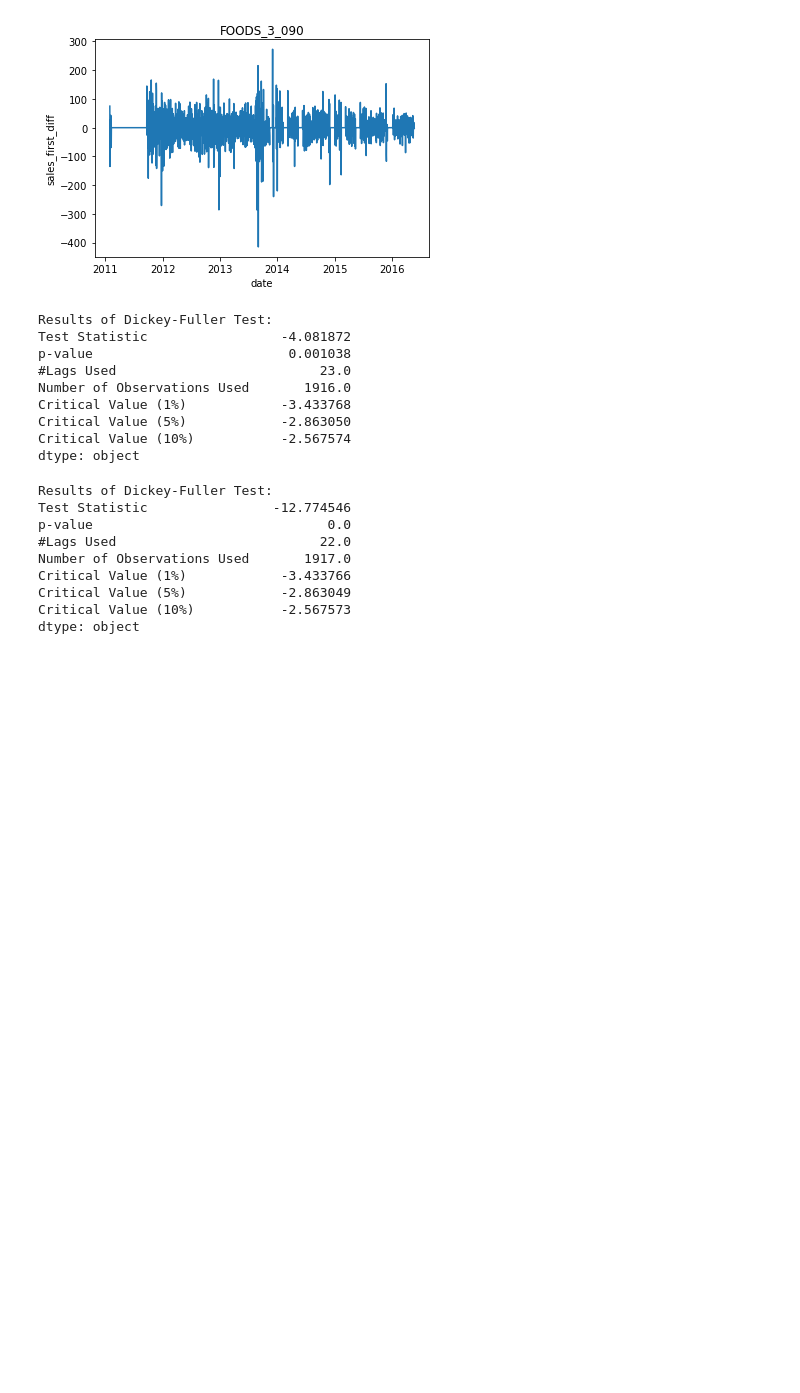
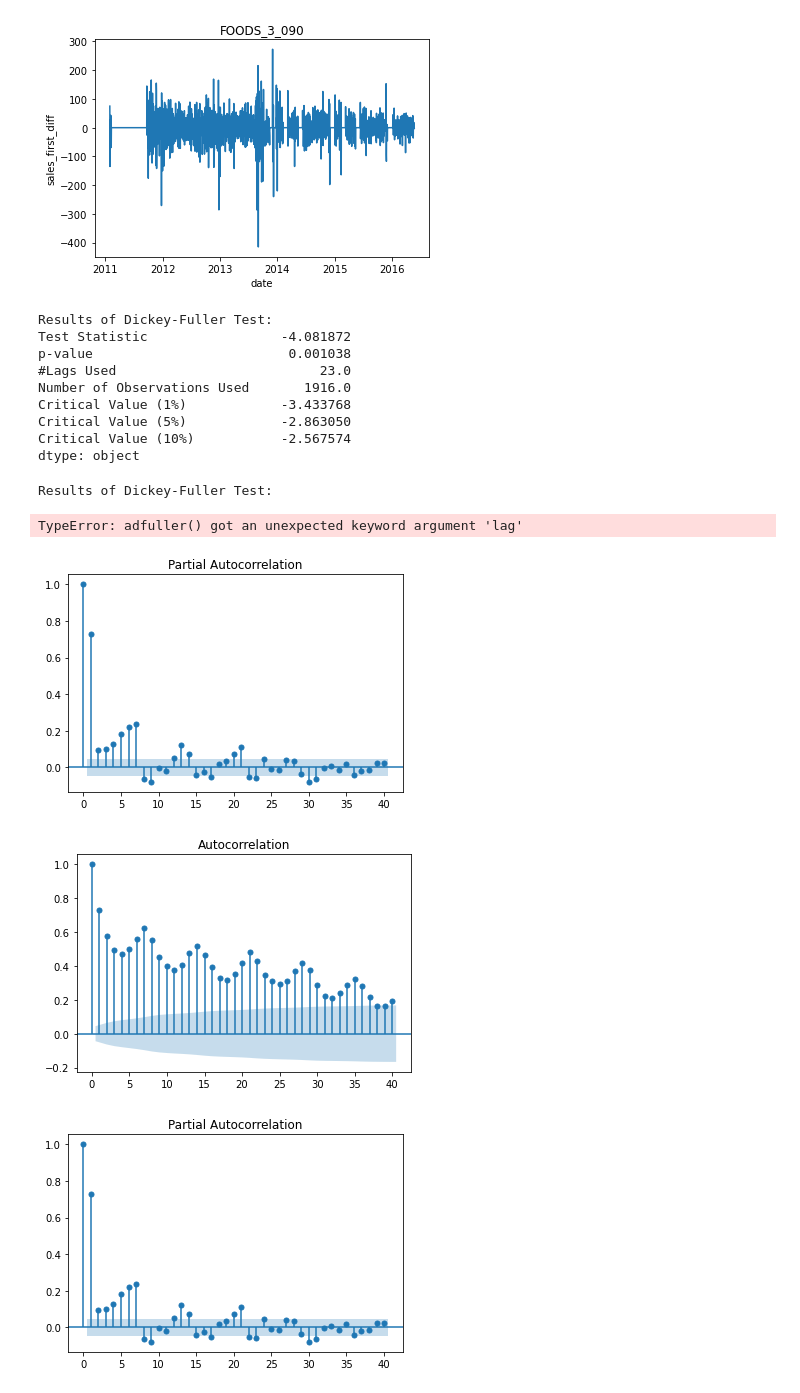
Before and after one commit to NatYhee/m5-forecasting-accuracy, a Jupyter notebook: src/experiment_notebook.ipynb, the cells around one changed output. Drawn from its saved outputs; the diff is of its cells as text; code cells hidden in the pictures; blank space fills up the shorter version.

```diff
--- a/src/experiment_notebook.ipynb
+++ b/src/experiment_notebook.ipynb
@@ -75,14 +75,14 @@ Critical Value (5%)            -2.863050
 Critical Value (10%)           -2.567574
 dtype: object
 # %%
-adf_test_autolag(sales_ca1_rank1['sales_first_diff'])
+adf_test_autolag(sales_ca1_rank1['sales_first_diff'], lag=1)
 # %% [output]
 Results of Dickey-Fuller Test:
-Test Statistic                -12.774546
-p-value                              0.0
-#Lags Used                          22.0
-Number of Observations Used       1917.0
-Critical Value (1%)            -3.433766
-Critical Value (5%)            -2.863049
-Critical Value (10%)           -2.567573
-dtype: object
+TypeError: adfuller() got an unexpected keyword argument 'lag'
+# %%
+sm.graphics.tsa.plot_acf(sales_ca1_rank1.sales, lags=40)
+sm.graphics.tsa.plot_pacf(sales_ca1_rank1.sales, lags=40)
+# %% [output]
+[figure, added]
+[figure, added]
+[figure, added]
```
Also changed, not shown: parts of 1 cell of this notebook.
